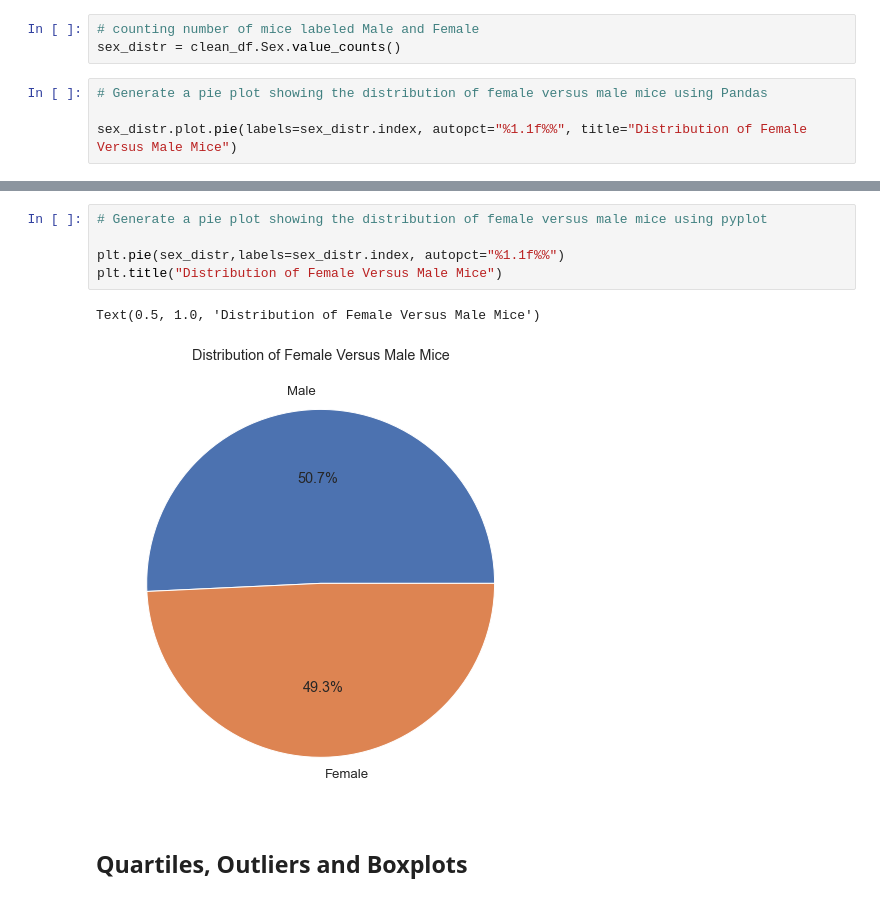
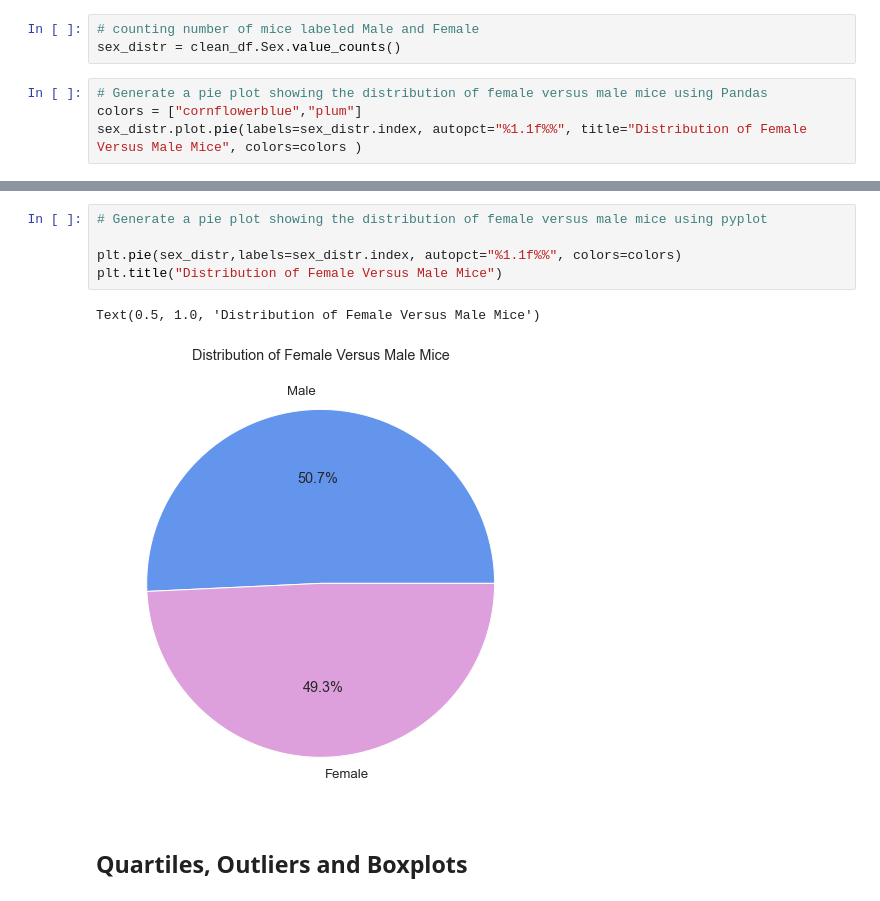
Before and after one commit to mbruns13/matplotlib-challenge, a Jupyter notebook: pymaceuticals_starter.ipynb, the cells around one changed output, grey strips where cells are left out. Cells and saved outputs as stored; diff of their text form.

```diff
--- a/pymaceuticals_starter.ipynb
+++ b/pymaceuticals_starter.ipynb
@@ -203,7 +201,7 @@ Text(0, 0.5, 'Total Number of Timepoints for All Mice Tested')
 sex_distr = clean_df.Sex.value_counts()
 # %%
 # Generate a pie plot showing the distribution of female versus male mice using Pandas
-
-sex_distr.plot.pie(labels=sex_distr.index, autopct="%1.1f%%", title="Distribution of Female Versus Male Mice")
+colors = ["cornflowerblue","plum"]
+sex_distr.plot.pie(labels=sex_distr.index, autopct="%1.1f%%", title="Distribution of Female Versus Male Mice", colors=colors )
 # %% [output]
 <AxesSubplot:title={'center':'Distribution of Female Versus Male Mice'}, ylabel='Sex'>
@@ -211,11 +209,11 @@ sex_distr.plot.pie(labels=sex_distr.index, autopct="%1.1f%%", title="Distributio
 # %%
 # Generate a pie plot showing the distribution of female versus male mice using pyplot
 
-plt.pie(sex_distr,labels=sex_distr.index, autopct="%1.1f%%")
+plt.pie(sex_distr,labels=sex_distr.index, autopct="%1.1f%%", colors=colors)
 plt.title("Distribution of Female Versus Male Mice")
 # %% [output]
 Text(0.5, 1.0, 'Distribution of Female Versus Male Mice')
-[figure, old version]
+[figure, new version]
 # %% [markdown]
 ## Quartiles, Outliers and Boxplots
 # %%
```
Also changed, not shown: parts of 4 cells of this notebook.
